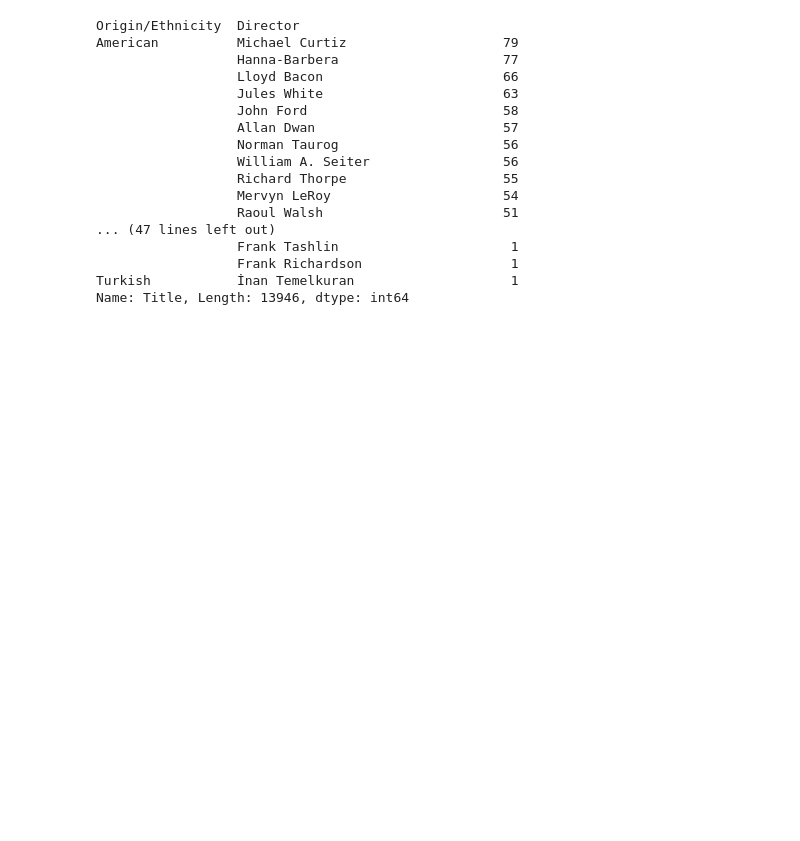
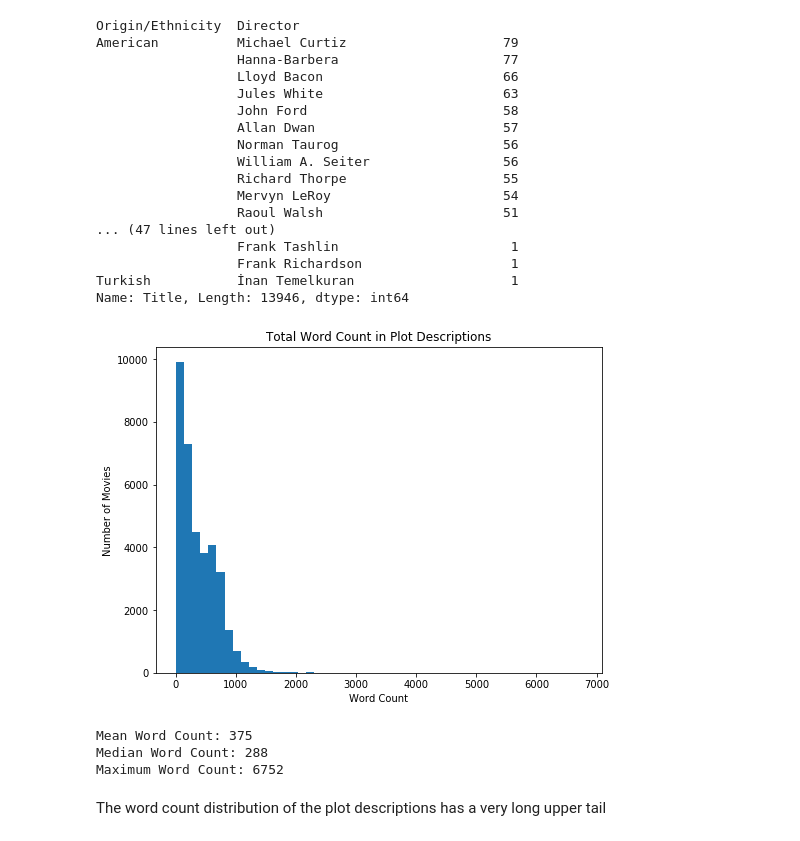
Before and after one commit to jrobischon/movie_plots, a Jupyter notebook: notebooks/Data Exploration.ipynb, the cells around one changed output. Cells and saved outputs as stored; diff of their text form; code cells hidden in the pictures; blank space fills up the shorter version.

Commit message:
add word count histogram

```diff
--- a/notebooks/Data Exploration.ipynb
+++ b/notebooks/Data Exploration.ipynb
@@ -117,3 +117,23 @@ American          Michael Curtiz                    79
                   Frank Richardson                   1
 Turkish           İnan Temelkuran                    1
 Name: Title, Length: 13946, dtype: int64
+# %%
+word_count = df["Plot"].apply(lambda x: len(x.split()))
+
+plt.figure(figsize=(8, 6))
+plt.title("Total Word Count in Plot Descriptions")
+plt.hist(word_count, bins=50)
+plt.xlabel("Word Count")
+plt.ylabel("Number of Movies")
+plt.show()
+
+print("Mean Word Count: %i" %word_count.mean())
+print("Median Word Count: %i" %word_count.median())
+print("Maximum Word Count: %i" %word_count.max())
+# %% [output]
+[figure, added]
+Mean Word Count: 375
+Median Word Count: 288
+Maximum Word Count: 6752
+# %% [markdown]
+The word count distribution of the plot descriptions has a very long upper tail
```
